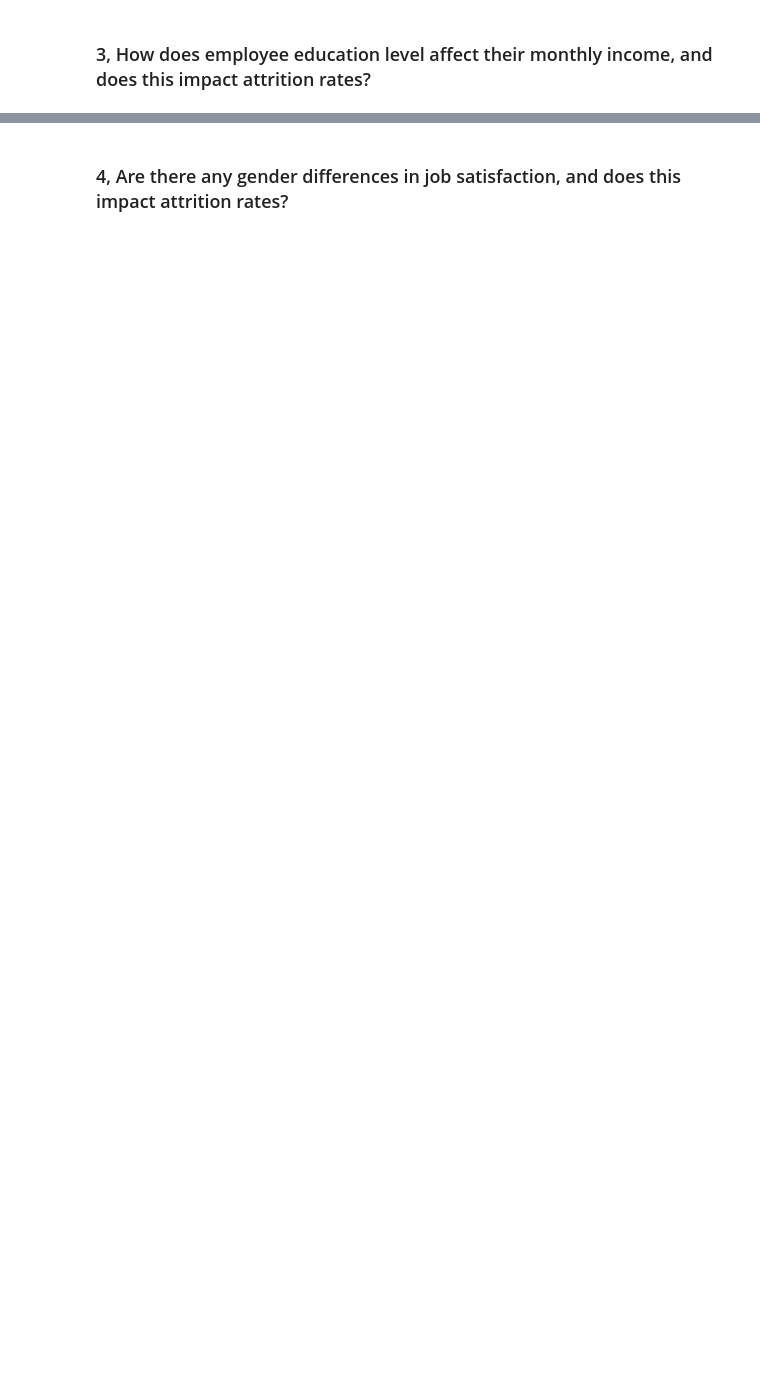
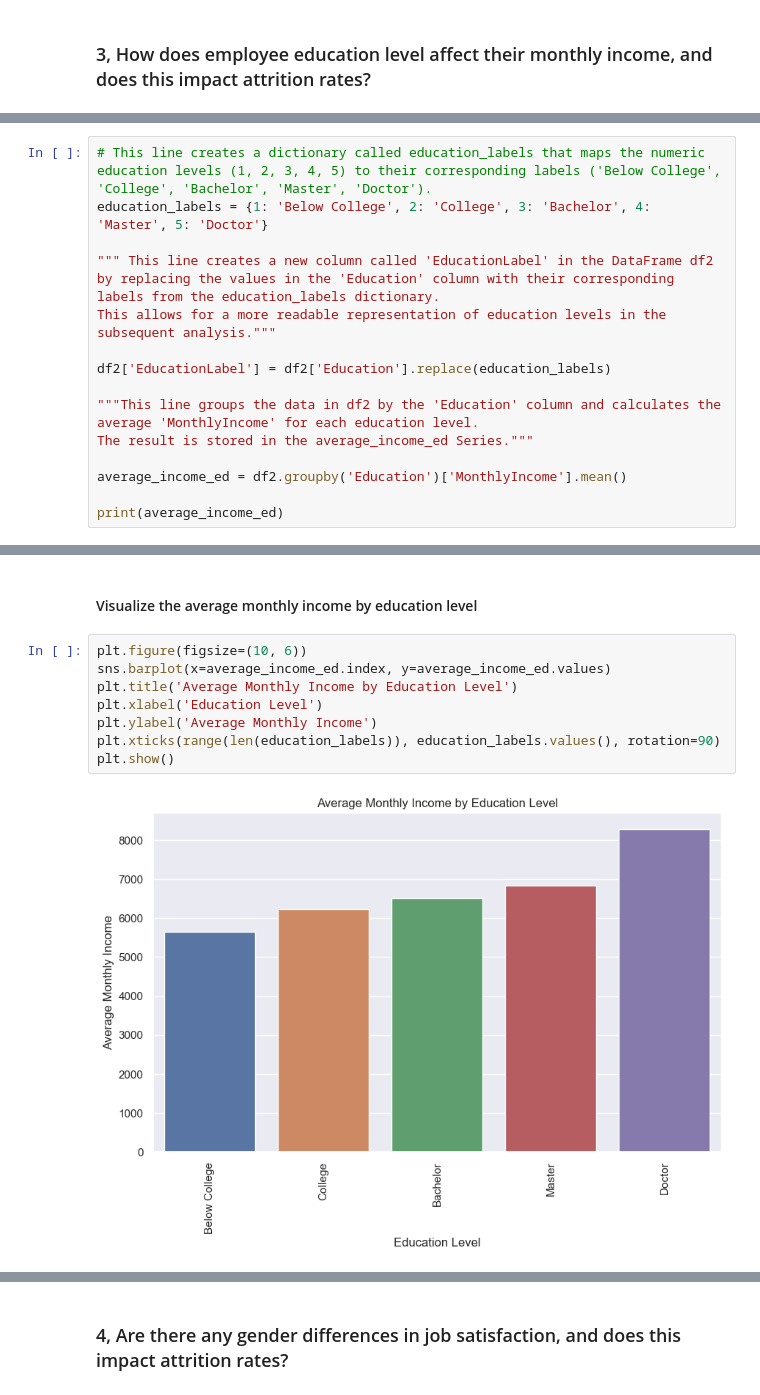
Before and after one commit to KursaDSc/IBM-HR-Analytics-Employee-Attrition, a Jupyter notebook: Updated_main.ipynb, the cells around one changed output, grey strips where cells are left out. Saved outputs shown, nothing was run; the diff lists cells and outputs as text; blank space fills up the shorter version.

```diff
--- a/Updated_main.ipynb
+++ b/Updated_main.ipynb
@@ -298,0 +387,16 @@ for p in ax.patches:
+# %%
+# This line creates a dictionary called education_labels that maps the numeric education levels (1, 2, 3, 4, 5) to their corresponding labels ('Below College', 'College', 'Bachelor', 'Master', 'Doctor').
+education_labels = {1: 'Below College', 2: 'College', 3: 'Bachelor', 4: 'Master', 5: 'Doctor'}
+
+""" This line creates a new column called 'EducationLabel' in the DataFrame df2
+by replacing the values in the 'Education' column with their corresponding labels from the education_labels dictionary.
+This allows for a more readable representation of education levels in the subsequent analysis."""
+
+df2['EducationLabel'] = df2['Education'].replace(education_labels)
+
+"""This line groups the data in df2 by the 'Education' column and calculates the average 'MonthlyIncome' for each education level.
+The result is stored in the average_income_ed Series."""
+
+average_income_ed = df2.groupby('Education')['MonthlyIncome'].mean()
+
+print(average_income_ed)
@@ -298,0 +411,12 @@ for p in ax.patches:
+# %% [markdown]
+#### Visualize the average monthly income by education level
+# %%
+plt.figure(figsize=(10, 6))
+sns.barplot(x=average_income_ed.index, y=average_income_ed.values)
+plt.title('Average Monthly Income by Education Level')
+plt.xlabel('Education Level')
+plt.ylabel('Average Monthly Income')
+plt.xticks(range(len(education_labels)), education_labels.values(), rotation=90)
+plt.show()
+# %% [output]
+[figure, added]
```
Also changed, not shown: parts of 23 cells of this notebook.
